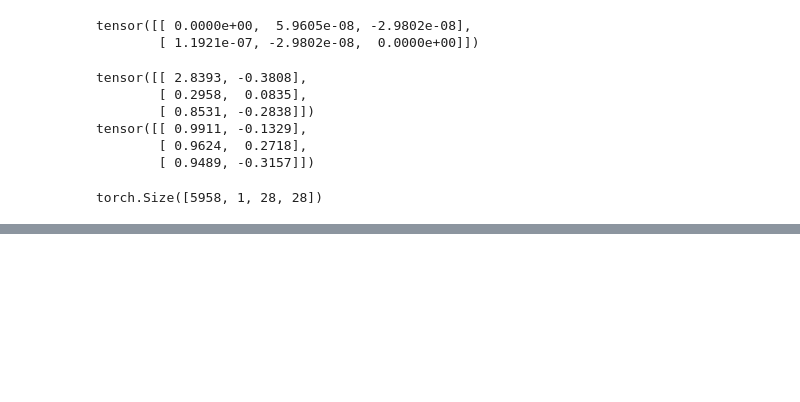
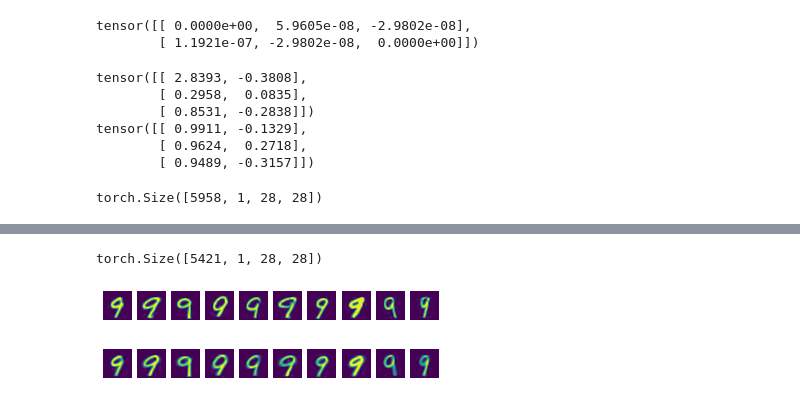
Before and after one commit to michael-psenka/manifold-linearization, a Jupyter notebook: test_files/cc_test.ipynb, the cells around one changed output, grey strips where cells are left out. Saved outputs shown, nothing was run; the diff lists cells and outputs as text; code cells hidden in the pictures; blank space fills up the shorter version.

```diff
--- a/test_files/cc_test.ipynb
+++ b/test_files/cc_test.ipynb
@@ -1842,0 +1955,55 @@ plt.imshow(Xhat[0,0,:,:].detach().numpy(), vmin=0, vmax=1)
+# %%
+Z_mean = Z.mean(dim=0, keepdim=True)
+Z = (Z - Z_mean)@Vt.T[:,:11]@Vt[:11,:] + Z_mean
+X_hat = g(Z)
+# %%
+X_hat = X_hat * X_norm
+X_hat = X_hat@V_X[:,:num_nonzero].T + X_mean
+
+X_hat_real = X_hat[:,:X_f.shape[2]*X_f.shape[3]].reshape(X_f.shape)
+X_hat_imag = X_hat[:,X_f.shape[2]*X_f.shape[3]:].reshape(X_f.shape)
+X_hat_f = X_hat_real + 1j*X_hat_imag
+X_hat = torch.fft.ifft2(X_hat_f).real
+print(X_hat.shape)
+# %% [output]
+torch.Size([5421, 1, 28, 28])
+# %%
+X_recon = (X * X_norm) @ V_X[:,:num_nonzero].T + X_mean
+X_recon_real = X_recon[:,:X_f.shape[2]*X_f.shape[3]].reshape(X_f.shape)
+X_recon_imag = X_recon[:,X_f.shape[2]*X_f.shape[3]:].reshape(X_f.shape)
+X_recon_f = X_recon_real + 1j*X_recon_imag
+X_recon = torch.fft.ifft2(X_recon_f).real
+# %%
+rand_num = np.random.randint(0, X.shape[0])
+
+rand_ints = []
+for i in range(10):
+	rand_ints.append(np.random.randint(0, X.shape[0]))
+
+# show original images side by side
+for i in range(10):
+	to_show = X_recon[rand_ints[i],0,:,:].detach().cpu()
+	plt.subplot(1,10,i+1)
+	plt.imshow(to_show, vmin=0, vmax=1)
+	plt.axis('off')
+
+plt.show()
+# show original images side by side
+for i in range(10):
+	to_show = X_hat[rand_ints[i],0,:,:].detach().cpu()
+	plt.subplot(1,10,i+1)
+	plt.imshow(to_show, vmin=0, vmax=1)
+	plt.axis('off')
+
+plt.show()
+# print(rand_num)
+# # print(X_hat.shape)
+# to_show = X_recon[rand_num,0,:,:].detach().cpu()
+# to_show2 = X_hat[rand_num,0,:,:].detach().cpu()
+# plt.imshow(to_show, vmin=0, vmax=1)
+# plt.show()
+# plt.imshow(to_show2, vmin=0, vmax=1)
+# plt.show()
+# %% [output]
+[figure, added]
+[figure, added]
```
Also changed, not shown: parts of 15 cells of this notebook, 1 other file.
